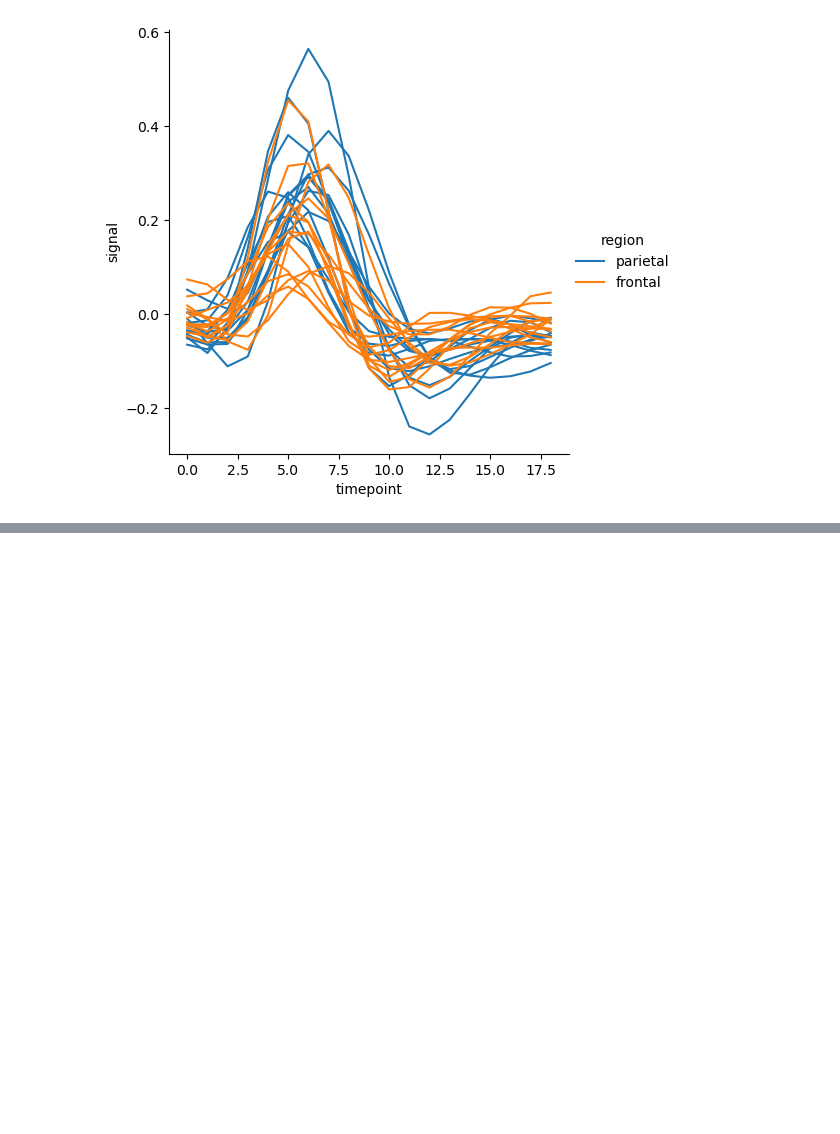
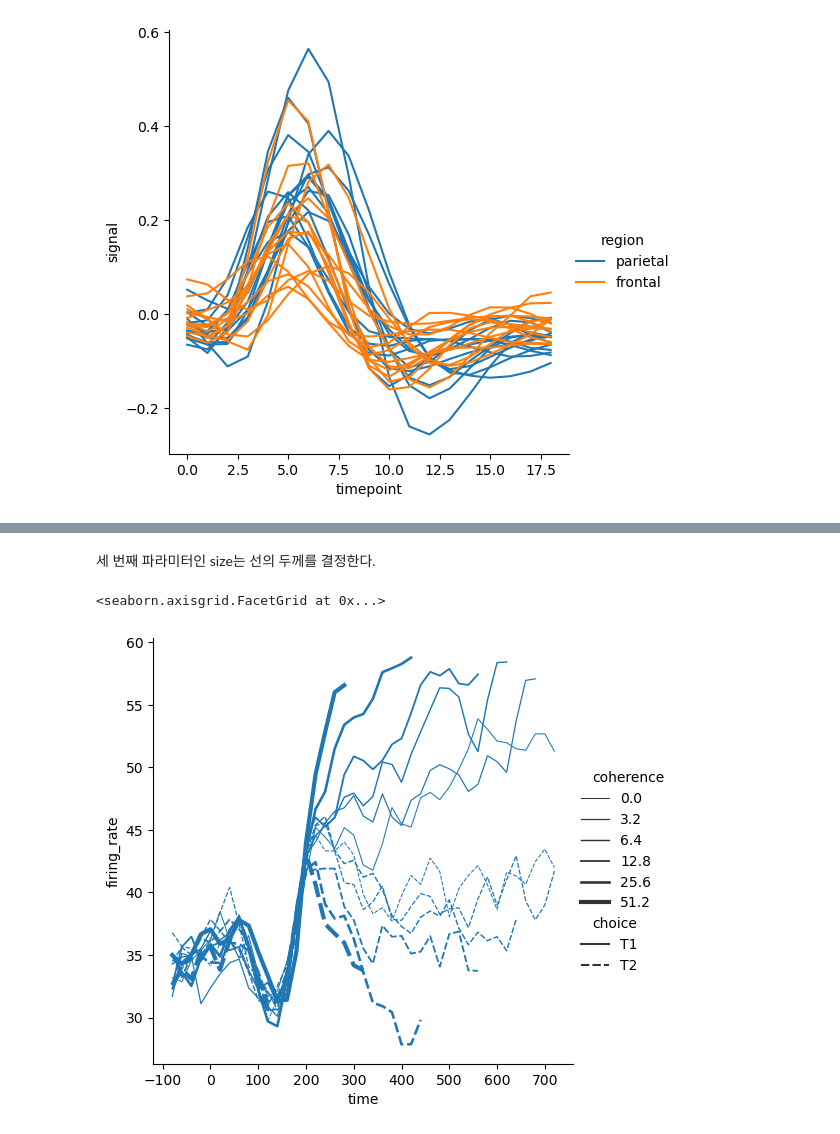
Before and after one commit to joo-none/Seaborn-tutorial, a Jupyter notebook: Seaborn_Tutorial_6-3.ipynb, the cells around one changed output, grey strips where cells are left out. Drawn from its saved outputs; the diff is of its cells as text; code cells hidden in the pictures; blank space fills up the shorter version.

```diff
--- a/Seaborn_Tutorial_6-3.ipynb
+++ b/Seaborn_Tutorial_6-3.ipynb
@@ -116,0 +152,12 @@ sns.relplot(
+# %% [markdown]
+세 번째 파라미터인 size는 선의 두께를 결정한다.
+# %%
+
+sns.relplot(
+    data=dots, kind="line",
+    x="time", y="firing_rate",
+    size="coherence", style="choice",
+)
+# %% [output]
+<seaborn.axisgrid.FacetGrid at 0x...>
+[figure, added]
```
Also changed, not shown: parts of 12 cells of this notebook.
